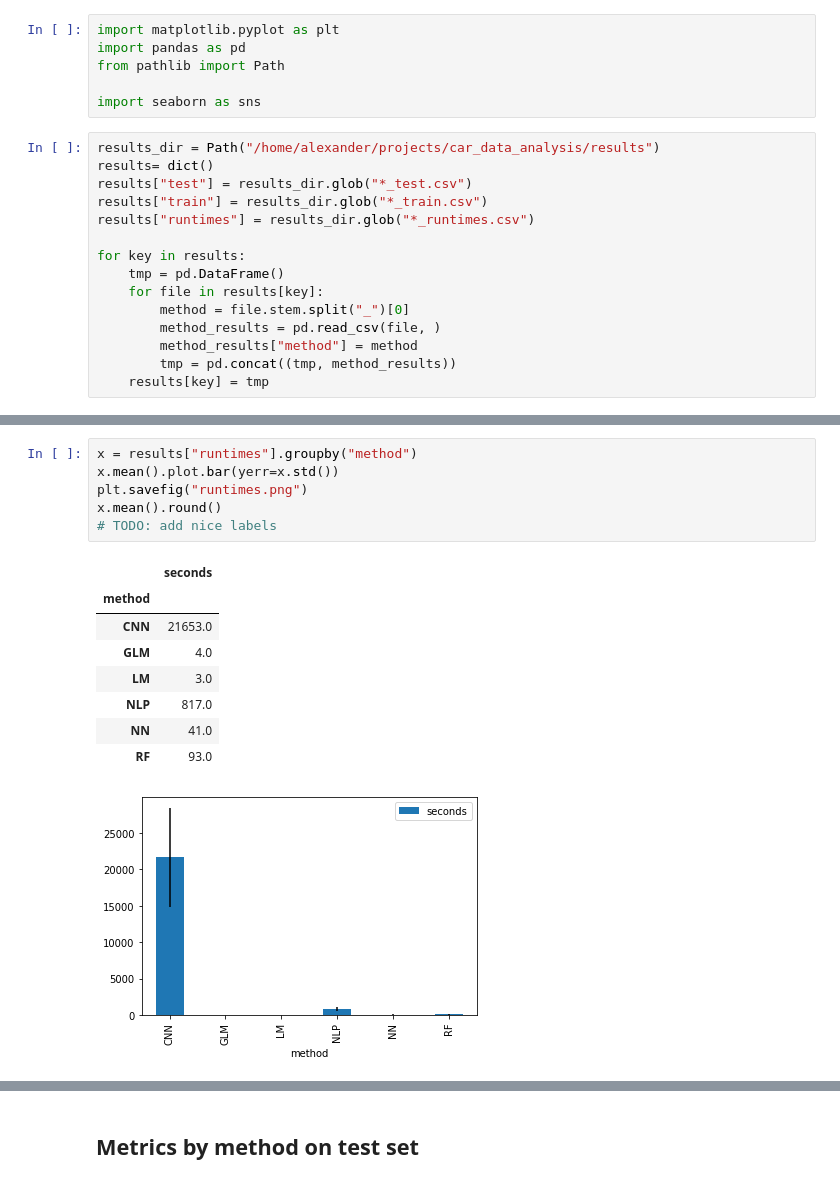
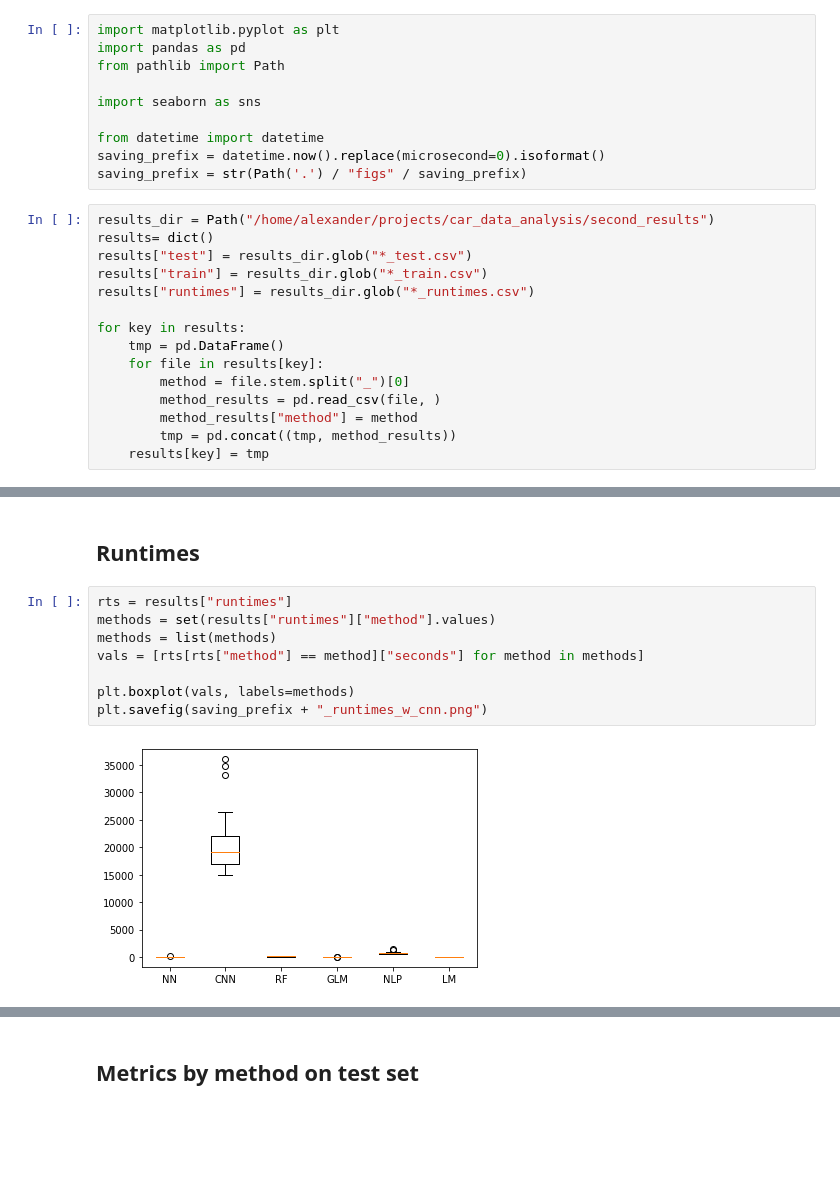
Before and after one commit to Llamrei/car_data_analysis, a Jupyter notebook: plot_results.ipynb, the cells around one changed output, grey strips where cells are left out. Saved outputs shown, nothing was run; the diff lists cells and outputs as text; blank space fills up the shorter version.

```diff
--- a/plot_results.ipynb
+++ b/plot_results.ipynb
@@ -4,8 +4,12 @@ import pandas as pd
 from pathlib import Path
 
 import seaborn as sns
+
+from datetime import datetime
+saving_prefix = datetime.now().replace(microsecond=0).isoformat()
+saving_prefix = str(Path('.') / "figs" / saving_prefix)
 # %%
-results_dir = Path("/home/alexander/projects/car_data_analysis/results")
+results_dir = Path("/home/alexander/projects/car_data_analysis/second_results")
 results= dict()
 results["test"] = results_dir.glob("*_test.csv")
 results["train"] = results_dir.glob("*_train.csv")
@@ -51,16 +55,12 @@ results["runtimes"].head()
+# %% [markdown]
+## Runtimes
 # %%
-x = results["runtimes"].groupby("method")
-x.mean().plot.bar(yerr=x.std())
-plt.savefig("runtimes.png")
-x.mean().round()
-# TODO: add nice labels
+rts = results["runtimes"]
+methods = set(results["runtimes"]["method"].values)
+methods = list(methods)
+vals = [rts[rts["method"] == method]["seconds"] for method in methods]
+
+plt.boxplot(vals, labels=methods)
+plt.savefig(saving_prefix + "_runtimes_w_cnn.png")
 # %% [output]
-|  | seconds |
-| method |  |
-| CNN | 21653.0 |
-| GLM | 4.0 |
-| LM | 3.0 |
-| NLP | 817.0 |
-| NN | 41.0 |
-| RF | 93.0 |
-[figure, old version]
+[figure, new version]
```
Also changed, not shown: parts of 11 cells of this notebook.
